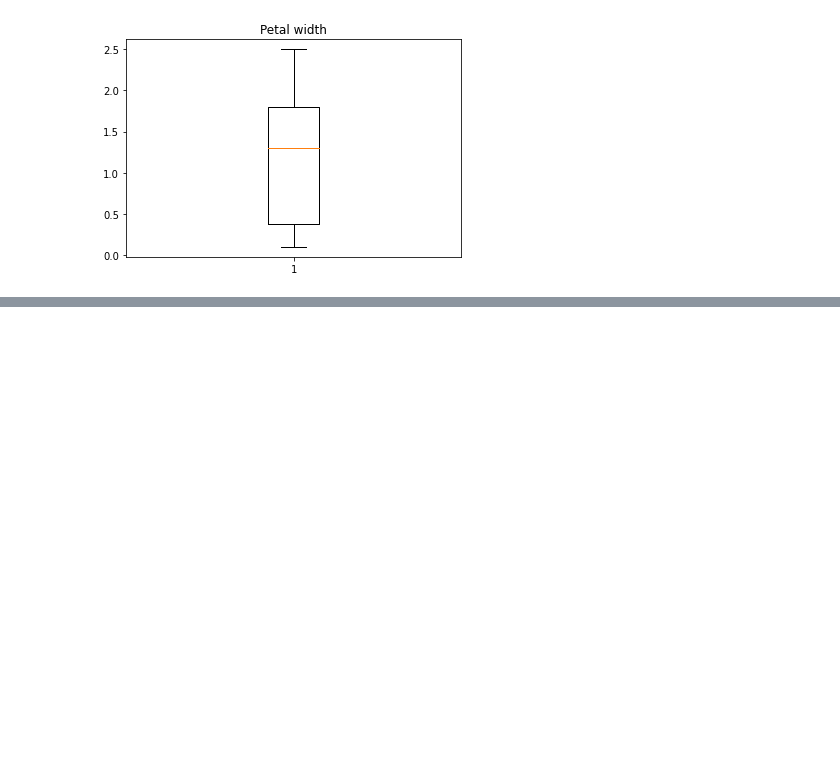
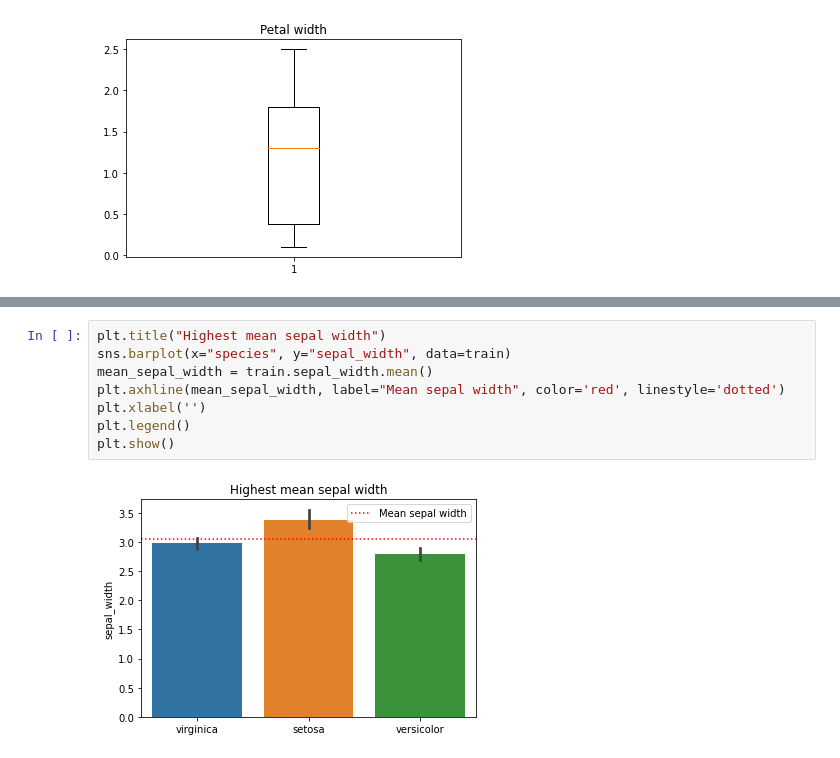
Before and after one commit to dlmitc3/classification_exercises, a Jupyter notebook: Exploratory_Analysis_Exercises.ipynb, the cells around one changed output, grey strips where cells are left out. Drawn from its saved outputs; the diff is of its cells as text; blank space fills up the shorter version.

```diff
--- a/Exploratory_Analysis_Exercises.ipynb
+++ b/Exploratory_Analysis_Exercises.ipynb
@@ -163,0 +212,10 @@ for col in num_cols:
+# %%
+plt.title("Highest mean sepal width")
+sns.barplot(x="species", y="sepal_width", data=train)
+mean_sepal_width = train.sepal_width.mean()
+plt.axhline(mean_sepal_width, label="Mean sepal width", color='red', linestyle='dotted')
+plt.xlabel('')
+plt.legend()
+plt.show()
+# %% [output]
+[figure, added]
```
Also changed, not shown: parts of 41 cells of this notebook.
